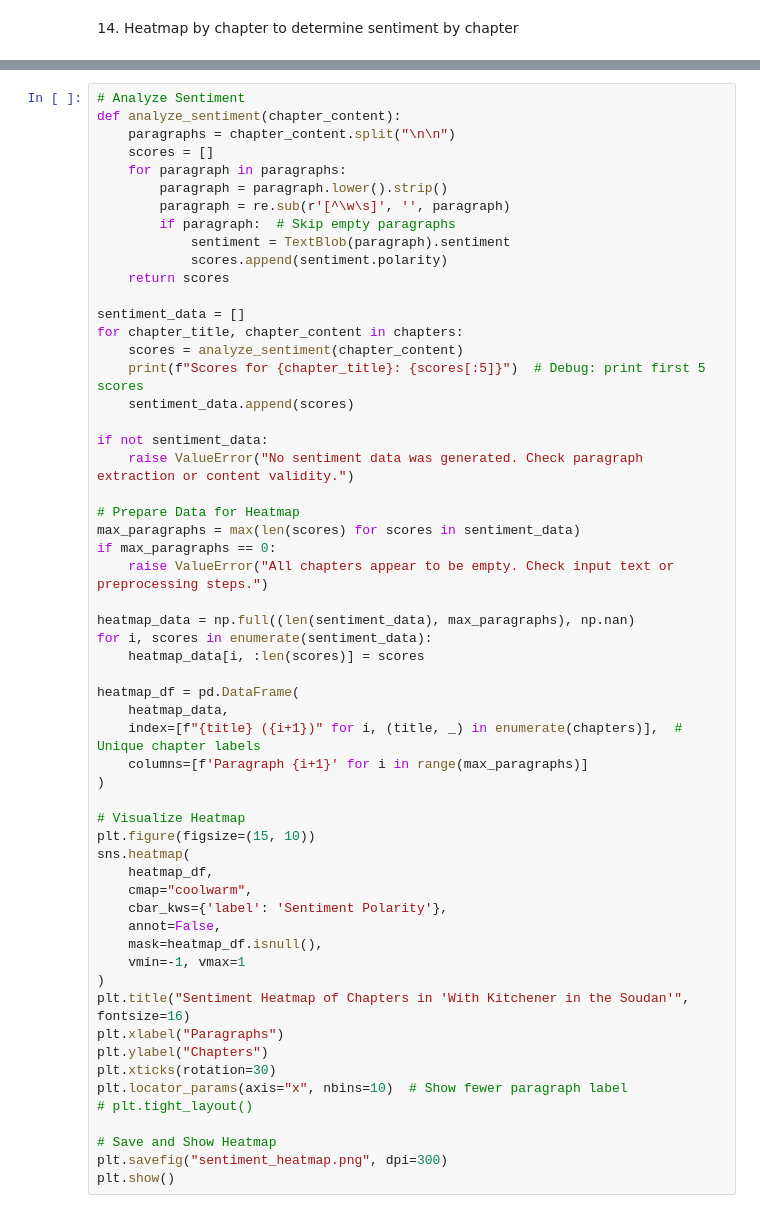
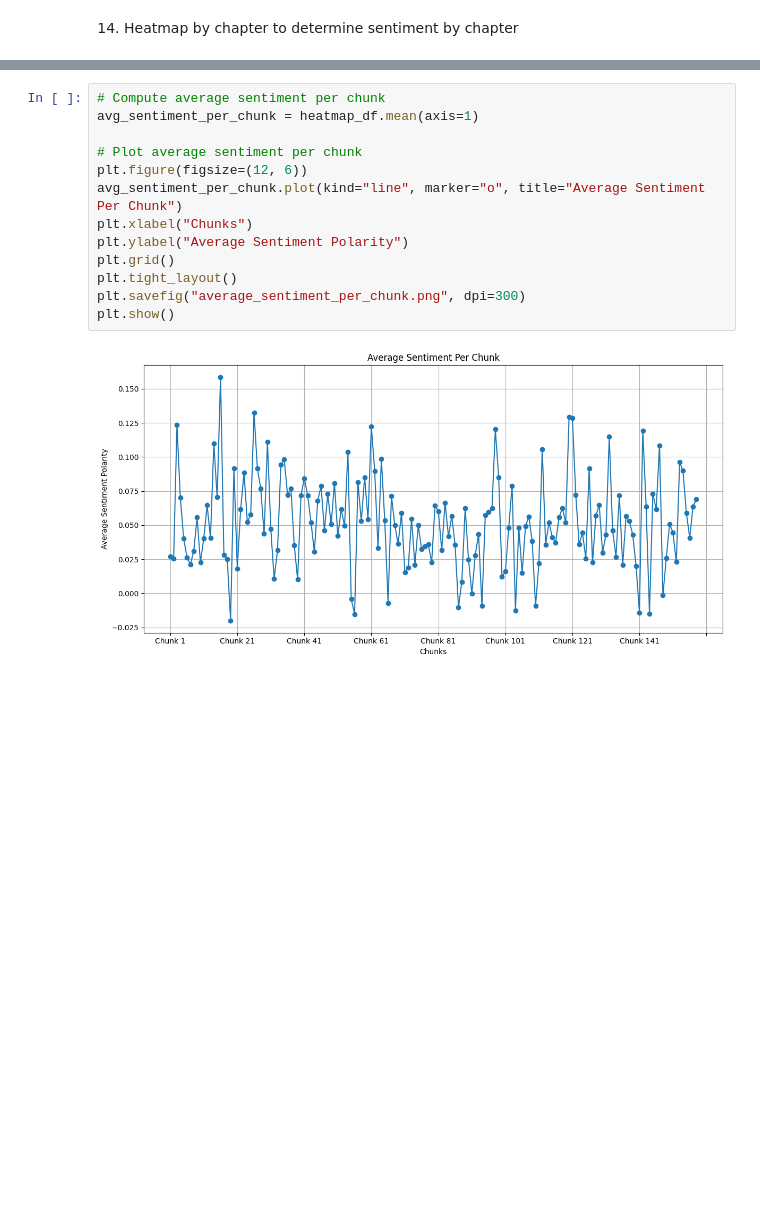
Before and after one commit to JBtallgrass/wm-nlp-07, a Jupyter notebook: article-summarizer.ipynb, the cells around one changed output, grey strips where cells are left out. Saved outputs shown, nothing was run; the diff lists cells and outputs as text; blank space fills up the shorter version.

```diff
--- a/article-summarizer.ipynb
+++ b/article-summarizer.ipynb
@@ -744,57 +910,15 @@ plt.show()
-# %%
-# Analyze Sentiment
-def analyze_sentiment(chapter_content):
-    paragraphs = chapter_content.split("\n\n")
-    scores = []
-    for paragraph in paragraphs:
-        paragraph = paragraph.lower().strip()
-        paragraph = re.sub(r'[^\w\s]', '', paragraph)
-        if paragraph:  # Skip empty paragraphs
-            sentiment = TextBlob(paragraph).sentiment
-            scores.append(sentiment.polarity)
-    return scores
-
-sentiment_data = []
-for chapter_title, chapter_content in chapters:
-    scores = analyze_sentiment(chapter_content)
-    print(f"Scores for {chapter_title}: {scores[:5]}")  # Debug: print first 5 scores
-    sentiment_data.append(scores)
-
-if not sentiment_data:
-    raise ValueError("No sentiment data was generated. Check paragraph extraction or content validity.")
-
-# Prepare Data for Heatmap
-max_paragraphs = max(len(scores) for scores in sentiment_data)
-if max_paragraphs == 0:
-    raise ValueError("All chapters appear to be empty. Check input text or preprocessing steps.")
-
-heatmap_data = np.full((len(sentiment_data), max_paragraphs), np.nan)
-for i, scores in enumerate(sentiment_data):
-    heatmap_data[i, :len(scores)] = scores
-
-heatmap_df = pd.DataFrame(
-    heatmap_data,
-    index=[f"{title} ({i+1})" for i, (title, _) in enumerate(chapters)],  # Unique chapter labels
-    columns=[f'Paragraph {i+1}' for i in range(max_paragraphs)]
-)
-
-# Visualize Heatmap
-plt.figure(figsize=(15, 10))
-sns.heatmap(
-    heatmap_df,
-    cmap="coolwarm",
-    cbar_kws={'label': 'Sentiment Polarity'},
-    annot=False,
-    mask=heatmap_df.isnull(),
-    vmin=-1, vmax=1
-)
-plt.title("Sentiment Heatmap of Chapters in 'With Kitchener in the Soudan'", fontsize=16)
-plt.xlabel("Paragraphs")
-plt.ylabel("Chapters")
-plt.xticks(rotation=30)
-plt.locator_params(axis="x", nbins=10)  # Show fewer paragraph label
-# plt.tight_layout()
-
-# Save and Show Heatmap
-plt.savefig("sentiment_heatmap.png", dpi=300)
-plt.show()
+# %%
+# Compute average sentiment per chunk
+avg_sentiment_per_chunk = heatmap_df.mean(axis=1)
+
+# Plot average sentiment per chunk
+plt.figure(figsize=(12, 6))
+avg_sentiment_per_chunk.plot(kind="line", marker="o", title="Average Sentiment Per Chunk")
+plt.xlabel("Chunks")
+plt.ylabel("Average Sentiment Polarity")
+plt.grid()
+plt.tight_layout()
+plt.savefig("average_sentiment_per_chunk.png", dpi=300)
+plt.show()
+# %% [output]
+[figure, added]
```
Also changed, not shown: parts of 28 cells of this notebook, 9 other files.
